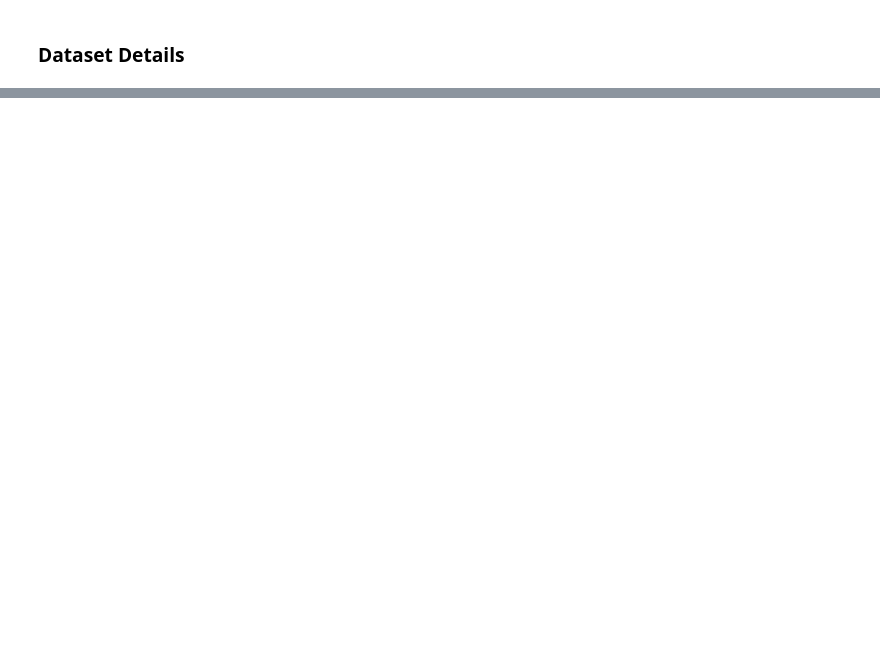
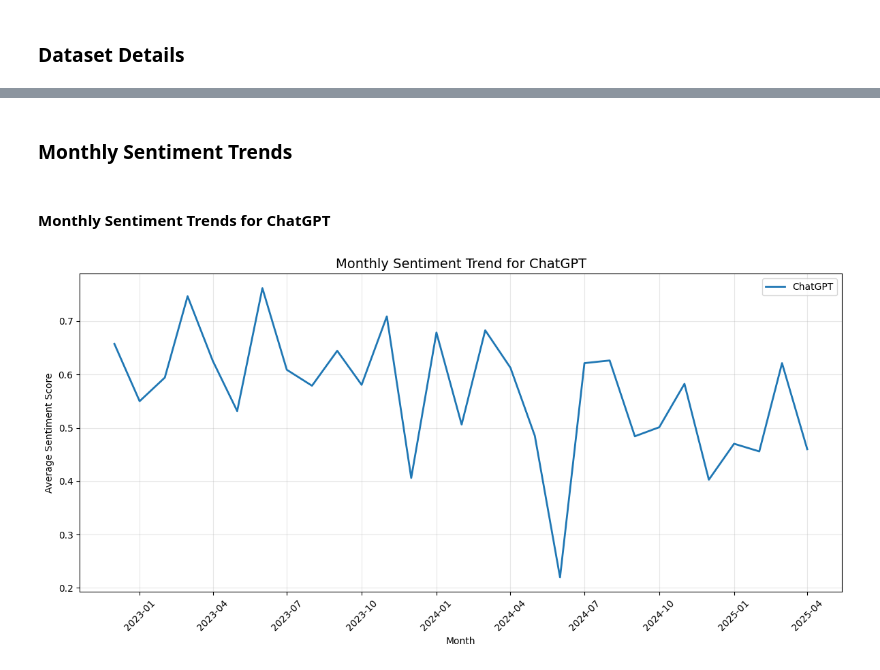
Before and after one commit to kritika25-sys/genai-pulse, a Jupyter notebook: notebooks/GenAI_Pulse_Report.ipynb, the cells around one changed output, grey strips where cells are left out. Drawn from its saved outputs; the diff is of its cells as text; code cells hidden in the pictures; blank space fills up the shorter version.

```diff
--- a/notebooks/GenAI_Pulse_Report.ipynb
+++ b/notebooks/GenAI_Pulse_Report.ipynb
@@ -23,0 +330,45 @@ To understand public perception and sentiment around Generative AI tools, this p
+# %% [markdown]
+### Monthly Sentiment Trends
+# %%
+def plot_sentiment_trends(df, keyword, save_path):
+    """
+    Plots the sentiment trend for the specified models (keywords).
+
+    Parameters:
+    df (pd.DataFrame): DataFrame containing the Reddit posts data.
+    keywords (list): A list of model/keyword names whose sentiment trends need to be plotted.
+    """
+    # Extract year and month from 'date' for monthly aggregation
+    df['month'] = df['date'].dt.to_period('M').astype(str)
+
+    # Group by month and keyword to get the average sentiment score
+    monthly_sentiment = df.groupby(['month', 'keyword'])['sentiment_score'].mean().reset_index()
+
+    # Convert 'month' to datetime for plotting
+    monthly_sentiment['month'] = pd.to_datetime(monthly_sentiment['month'])
+
+    # Filter data for the current keyword
+    keyword_data = monthly_sentiment[monthly_sentiment['keyword'].str.lower() == keyword.lower()]
+
+    # Plot the sentiment trend for the current keyword
+    plt.figure(figsize=(12, 6))
+    sns.lineplot(data=keyword_data, x='month', y='sentiment_score', label=keyword, linewidth=2)
+    plt.title(f"Monthly Sentiment Trend for {keyword}", fontsize=14)
+    plt.xlabel('Month')
+    plt.ylabel('Average Sentiment Score')
+    plt.xticks(rotation=45)
+    plt.grid(alpha=0.3)
+    plt.tight_layout()
+    plt.savefig(f"{save_path}/{keyword}_sentiment_trend.png")
+    plt.show()
+
+# Example Usage:
+# Plot sentiment trends for all keywords
+keywords = ["ChatGPT", "Claude", "Copilot", "Sora", "Gemini", "Meta AI"]
+save_path = r"plots"
+# %% [markdown]
+#### Monthly Sentiment Trends for ChatGPT
+# %%
+plot_sentiment_trends(df, "ChatGPT", save_path)
+# %% [output]
+[figure, added]
```
Also changed, not shown: parts of 58 cells of this notebook, 26 other files.
